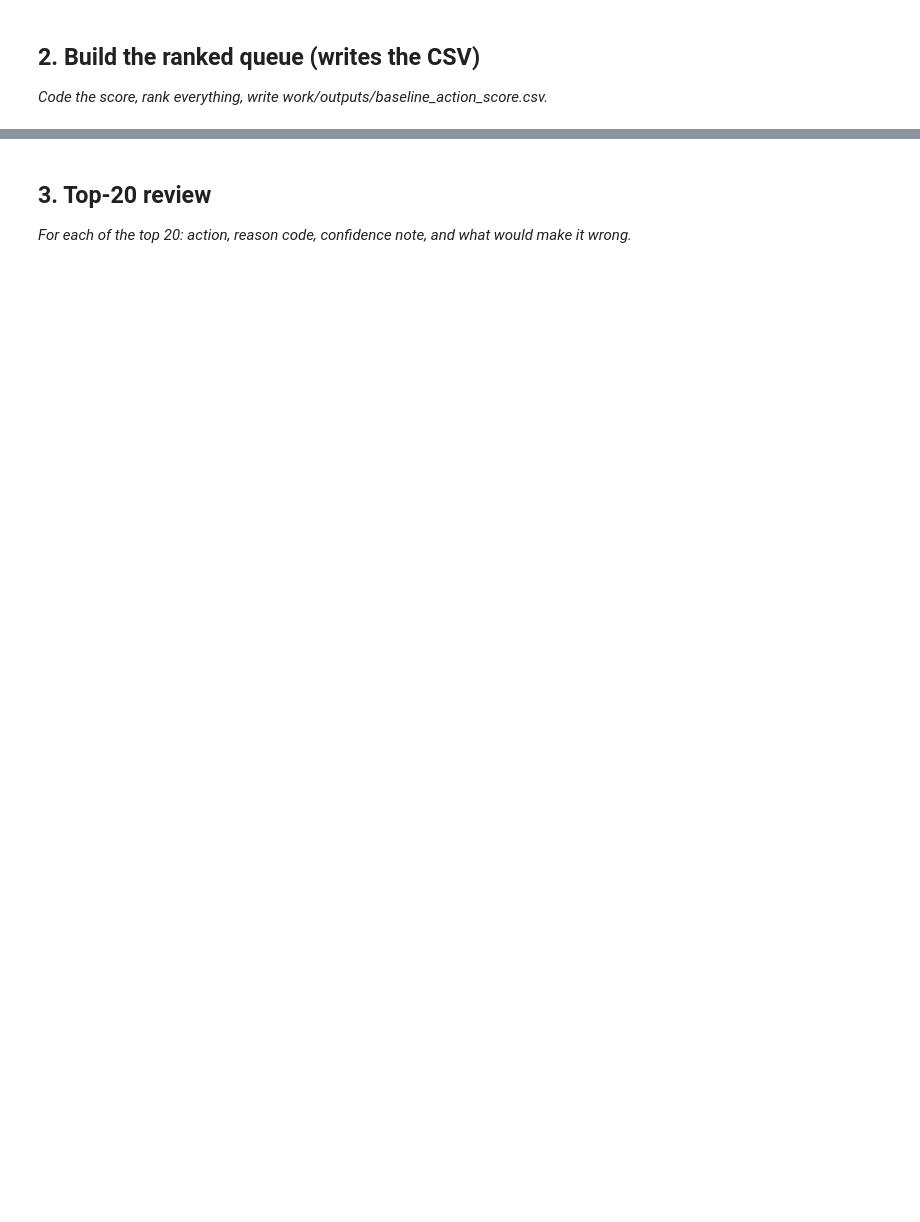
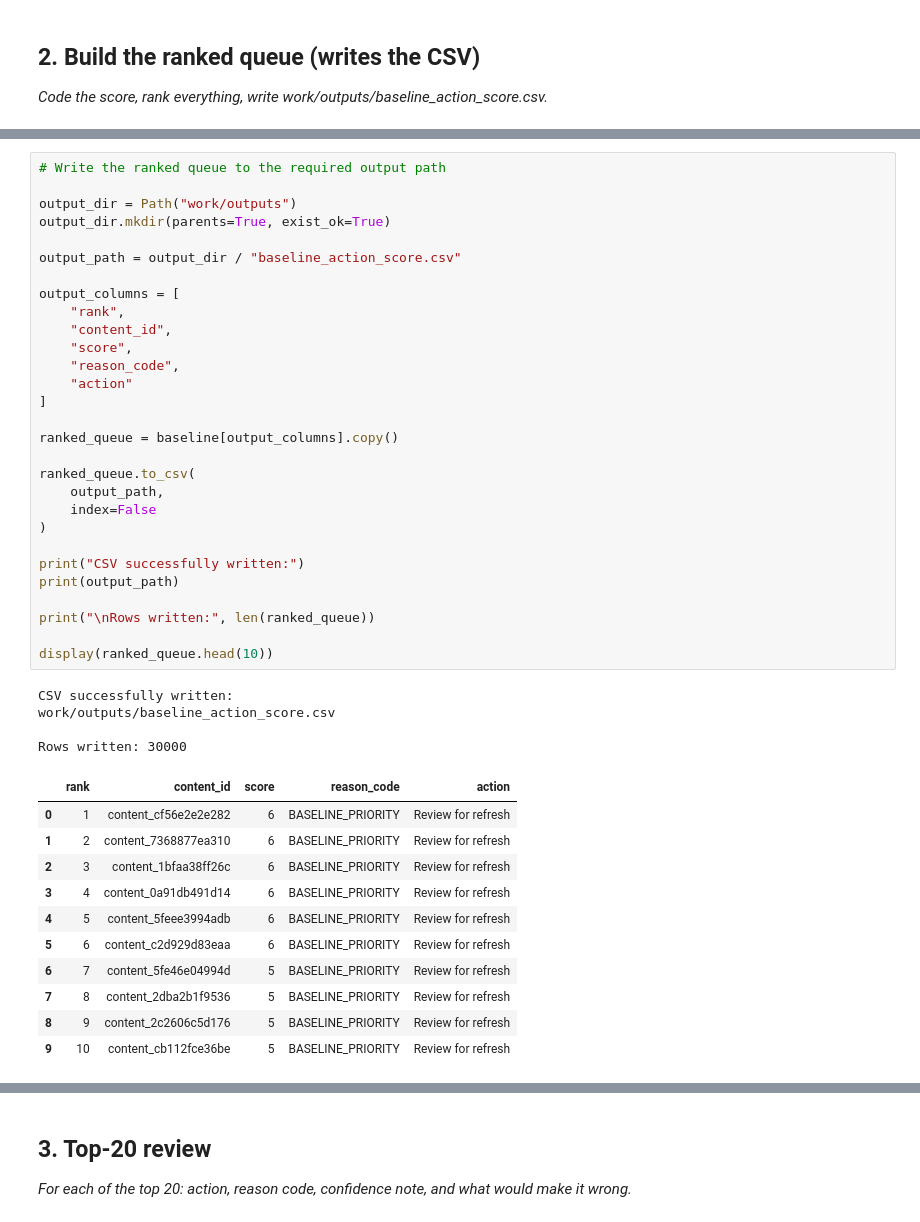
Before and after one commit to aliza1800/flyrank-ml-internship, a Jupyter notebook: work/notebooks/w04_baseline_score.ipynb, the cells around one changed output, grey strips where cells are left out. Drawn from its saved outputs; the diff is of its cells as text; blank space fills up the shorter version.

```diff
--- a/work/notebooks/w04_baseline_score.ipynb
+++ b/work/notebooks/w04_baseline_score.ipynb
@@ -22,0 +227,45 @@ This skeleton is yours to fill. Work the sections **in order** — each one has
+# %%
+# Write the ranked queue to the required output path
+
+output_dir = Path("work/outputs")
+output_dir.mkdir(parents=True, exist_ok=True)
+
+output_path = output_dir / "baseline_action_score.csv"
+
+output_columns = [
+    "rank",
+    "content_id",
+    "score",
+    "reason_code",
+    "action"
+]
+
+ranked_queue = baseline[output_columns].copy()
+
+ranked_queue.to_csv(
+    output_path,
+    index=False
+)
+
+print("CSV successfully written:")
+print(output_path)
+
+print("\nRows written:", len(ranked_queue))
+
+display(ranked_queue.head(10))
+# %% [output]
+CSV successfully written:
+work/outputs/baseline_action_score.csv
+
+Rows written: 30000
+|  | rank | content_id | score | reason_code | action |
+| 0 | 1 | content_cf56e2e2e282 | 6 | BASELINE_PRIORITY | Review for refresh |
+| 1 | 2 | content_7368877ea310 | 6 | BASELINE_PRIORITY | Review for refresh |
+| 2 | 3 | content_1bfaa38ff26c | 6 | BASELINE_PRIORITY | Review for refresh |
+| 3 | 4 | content_0a91db491d14 | 6 | BASELINE_PRIORITY | Review for refresh |
+| 4 | 5 | content_5feee3994adb | 6 | BASELINE_PRIORITY | Review for refresh |
+| 5 | 6 | content_c2d929d83eaa | 6 | BASELINE_PRIORITY | Review for refresh |
+| 6 | 7 | content_5fe46e04994d | 5 | BASELINE_PRIORITY | Review for refresh |
+| 7 | 8 | content_2dba2b1f9536 | 5 | BASELINE_PRIORITY | Review for refresh |
+| 8 | 9 | content_2c2606c5d176 | 5 | BASELINE_PRIORITY | Review for refresh |
+| 9 | 10 | content_cb112fce36be | 5 | BASELINE_PRIORITY | Review for refresh |
```
Also changed, not shown: parts of 22 cells of this notebook.
